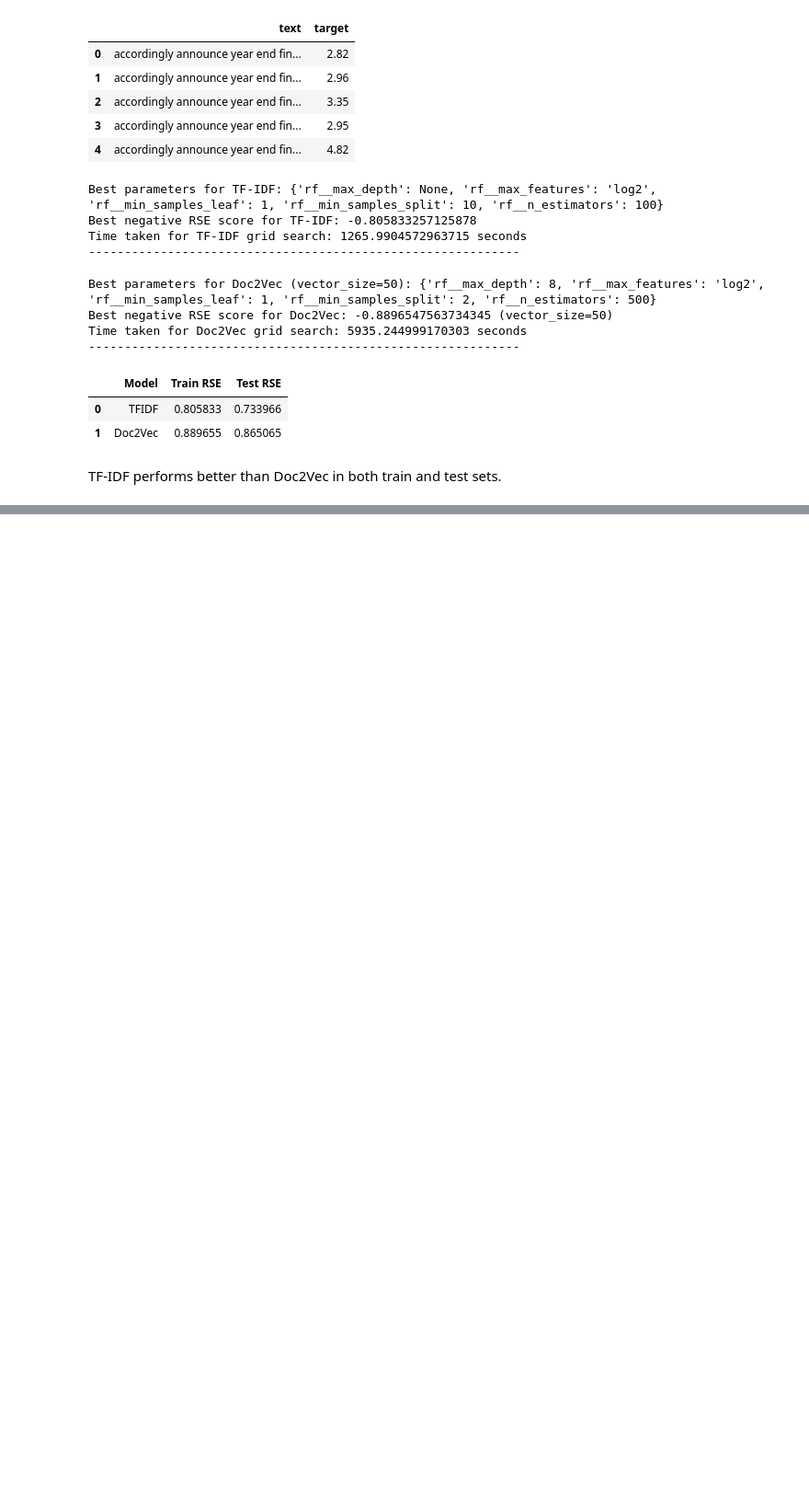
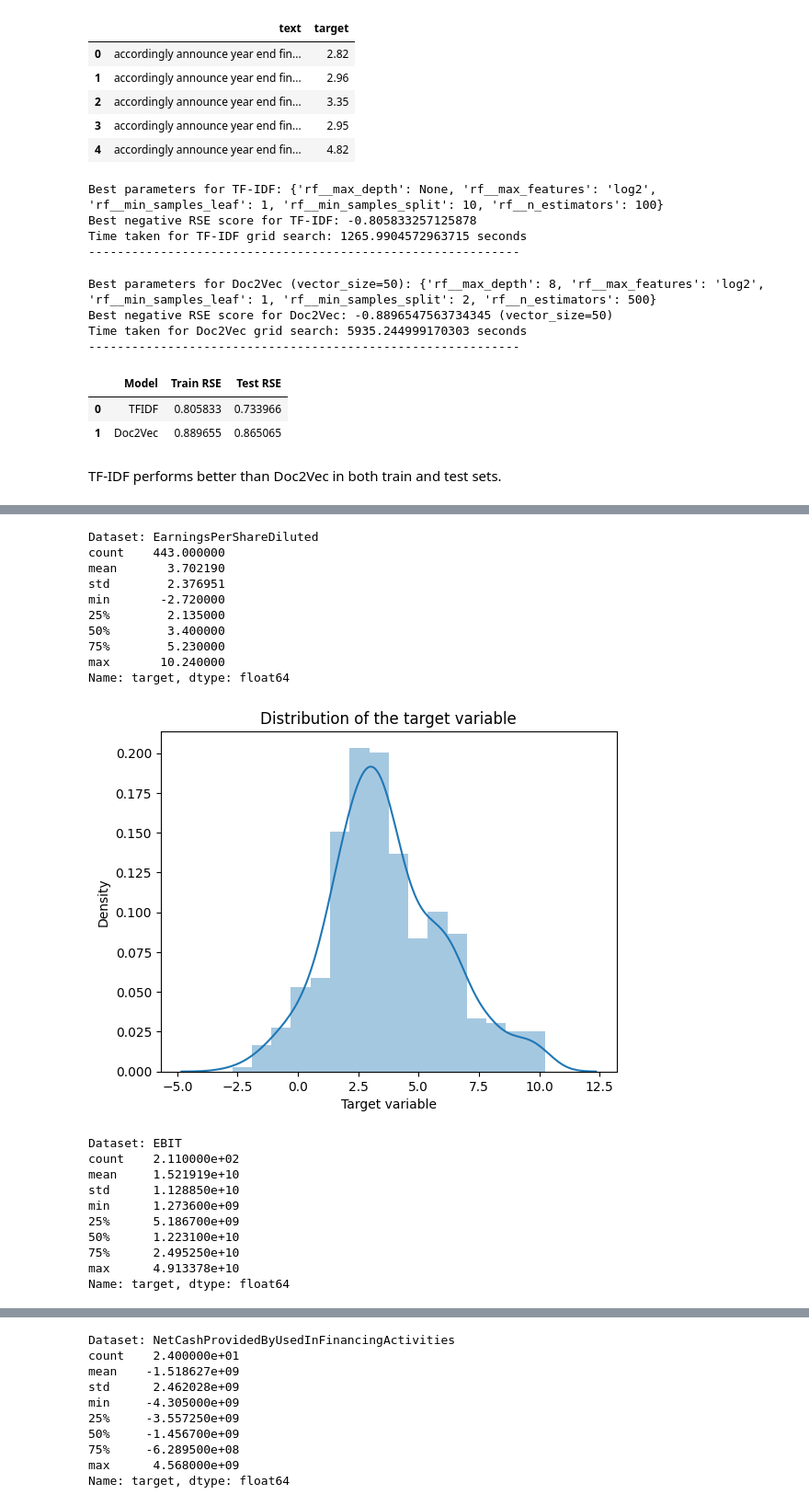
Before and after one commit to nkhanhle23/thesis, a Jupyter notebook: notebooks/preprocess_text.ipynb, the cells around one changed output, grey strips where cells are left out. Shown: that part at 92% size. Saved outputs shown, nothing was run; the diff lists cells and outputs as text; code cells hidden in the pictures; blank space fills up the shorter version.

```diff
--- a/notebooks/preprocess_text.ipynb
+++ b/notebooks/preprocess_text.ipynb
@@ -455,0 +704,45 @@ with open('../datasets/distilbert_data/models/EarningsPerShareDiluted/EarningsPe
+# %%
+# Get preprocesseed csv files from distilbert_data folder
+path = '../datasets/distilbert_data/preprocessed/'
+all_files = [file for file in os.listdir(path) if file.endswith('.csv')]
+
+# Loop through all csv files
+for file in all_files:
+    # Read csv file
+    df = pd.read_csv(path + file)
+
+    print(f"Dataset: {file.split('.')[0]}")
+
+    # Describe the target variable
+    print(df['target'].describe())
+
+    # Plot the distribution of the target variable
+    # Suppress warnings
+    warnings.filterwarnings("ignore", category=UserWarning)
+    sns.distplot(df['target'])
+    plt.title('Distribution of the target variable')
+    plt.xlabel('Target variable')
+    plt.ylabel('Density')
+    plt.show()
+# %% [output]
+Dataset: EarningsPerShareDiluted
+count    443.000000
+mean       3.702190
+std        2.376951
+min       -2.720000
+25%        2.135000
+50%        3.400000
+75%        5.230000
+max       10.240000
+Name: target, dtype: float64
+[figure, added]
+Dataset: EBIT
+count    2.110000e+02
+mean     1.521919e+10
+std      1.128850e+10
+min      1.273600e+09
+25%      5.186700e+09
+50%      1.223100e+10
+75%      2.495250e+10
+max      4.913378e+10
+Name: target, dtype: float64
@@ -455,0 +750,10 @@ with open('../datasets/distilbert_data/models/EarningsPerShareDiluted/EarningsPe
+Dataset: NetCashProvidedByUsedInFinancingActivities
+count    2.400000e+01
+mean    -1.518627e+09
+std      2.462028e+09
+min     -4.305000e+09
+25%     -3.557250e+09
+50%     -1.456700e+09
+75%     -6.289500e+08
+max      4.568000e+09
+Name: target, dtype: float64
```
Also changed, not shown: parts of 12 cells of this notebook, 1 other file.
